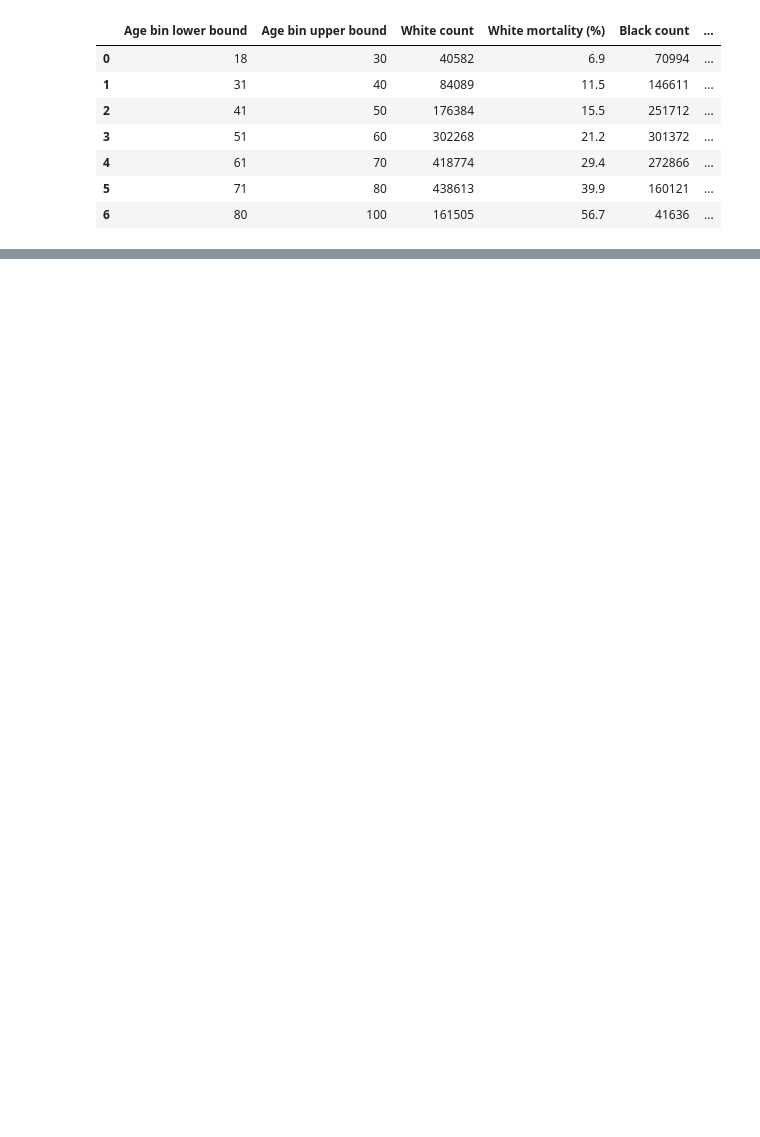
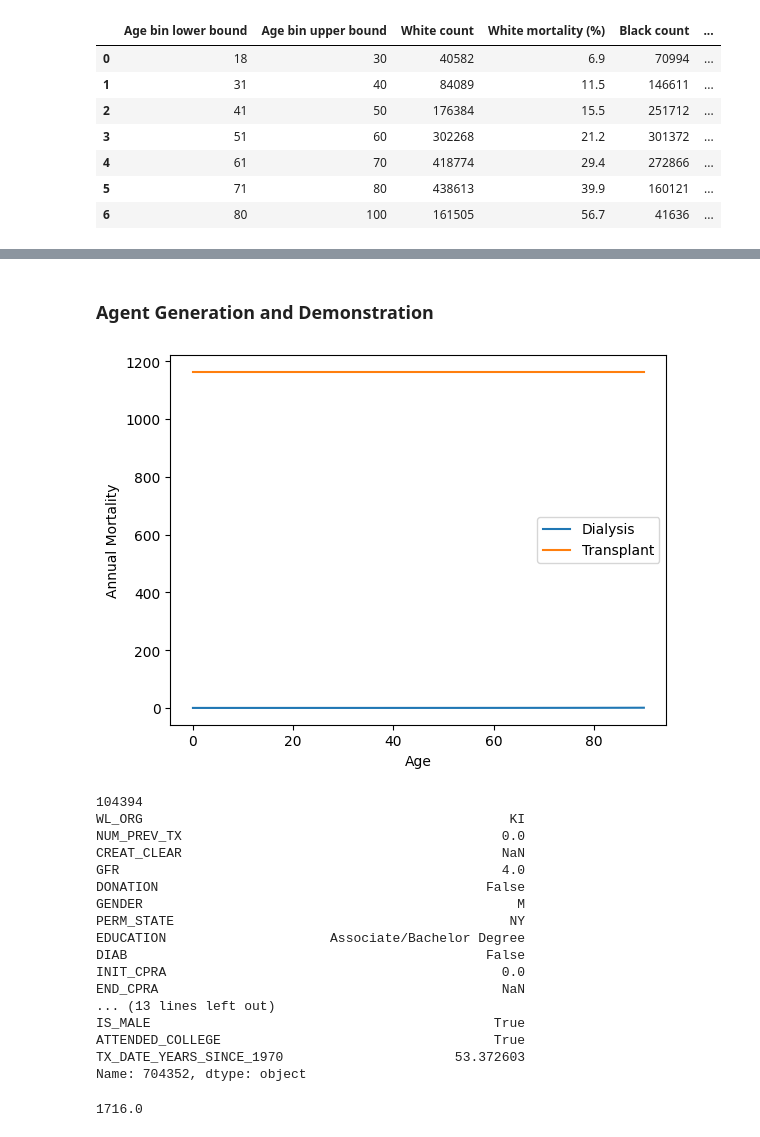
Before and after one commit to dabslee/Kidney_Analysis, a Jupyter notebook: transplant_market/recipients.ipynb, the cells around one changed output, grey strips where cells are left out. Saved outputs shown, nothing was run; the diff lists cells and outputs as text; code cells hidden in the pictures; blank space fills up the shorter version.

```diff
--- a/transplant_market/recipients.ipynb
+++ b/transplant_market/recipients.ipynb
@@ -244,0 +433,55 @@ plt.show()
+# %% [markdown]
+### Agent Generation and Demonstration
+# %%
+def mortality_dialysis(profile, age):
+    beta = 0.0064 * profile["GFR"] + 0.0362 * profile["DIAB"]
+    if profile["ETHCAT"] == "White":
+        return (0.030377 * np.exp(0.035875 * age) + 0.020246) * (1-beta) + beta
+    elif profile["ETHCAT"] == "Black":
+        return (0.006207 * np.exp(0.052413 * age) + 0.061768) * (1-beta) + beta
+    elif profile["ETHCAT"] == "Hispanic":
+        return (0.015619 * np.exp(0.042351 * age) + 0.005365) * (1-beta) + beta
+
+def mortality_transplant(profile, age_of_transplant, waitlist_time, age):
+    prior_transplant = (profile["NUM_PREV_TX"] > 0)
+    coeffs = potrm[profile["ETHCAT"]]
+    # return coeffs[0] * np.exp(coeffs[1] * (age - age_of_transplant)) + coeffs[2] * waitlist_time + coeffs[3] * prior_transplant + coeffs[4] * profile["DIAB"] + coeffs[5] * profile["GFR"]
+    return coeffs[0] * np.exp(coeffs[1] * age) + coeffs[2]*age_of_transplant + coeffs[3]*waitlist_time + coeffs[4]*prior_transplant + coeffs[5]*profile["DIAB"] + coeffs[6]*profile["GFR"]
+# %%
+profile_index = np.random.randint(0,kidpan_data.shape[0])
+profile = kidpan_data.iloc[profile_index]
+
+age_vector = np.linspace(0,90,100)
+plt.plot(age_vector, mortality_dialysis(profile, age_vector), label="Dialysis")
+plt.plot(age_vector, mortality_transplant(profile, (profile["TX_DATE"] - profile["INIT_DATE"]).days/365 + profile["INIT_AGE"], profile["DAYSWAIT_ALLOC"], age_vector), label="Transplant")
+
+plt.xlabel("Age")
+plt.ylabel("Annual Mortality")
+plt.legend()
+plt.show()
+
+print(profile_index)
+print(profile)
+# %% [output]
+[figure, added]
+104394
+WL_ORG                                               KI
+NUM_PREV_TX                                         0.0
+CREAT_CLEAR                                         NaN
+GFR                                                 4.0
+DONATION                                          False
+GENDER                                                M
+PERM_STATE                                           NY
+EDUCATION                     Associate/Bachelor Degree
+DIAB                                              False
+INIT_CPRA                                           0.0
+END_CPRA                                            NaN
+... (13 lines left out)
+IS_MALE                                            True
+ATTENDED_COLLEGE                                   True
+TX_DATE_YEARS_SINCE_1970                      53.372603
+Name: 704352, dtype: object
+# %%
+profile["DAYSWAIT_ALLOC"]
+# %% [output]
+1716.0
```
Also changed, not shown: parts of 23 cells of this notebook, 2 other files.
